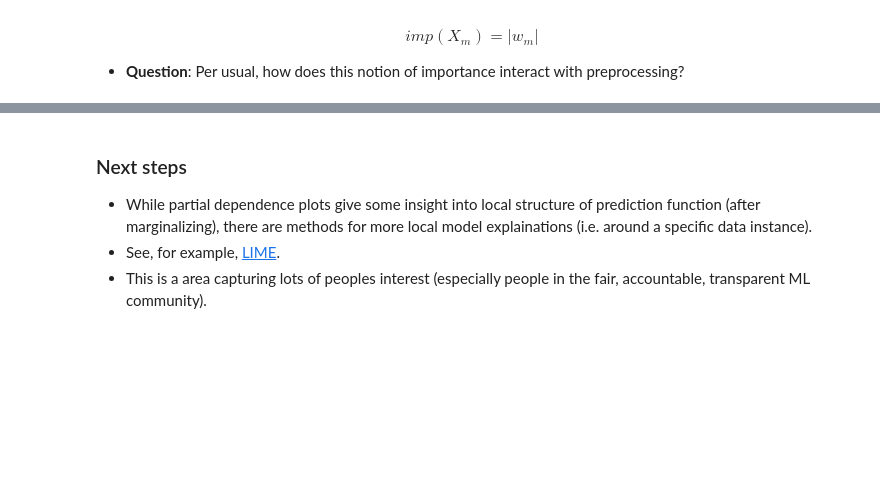
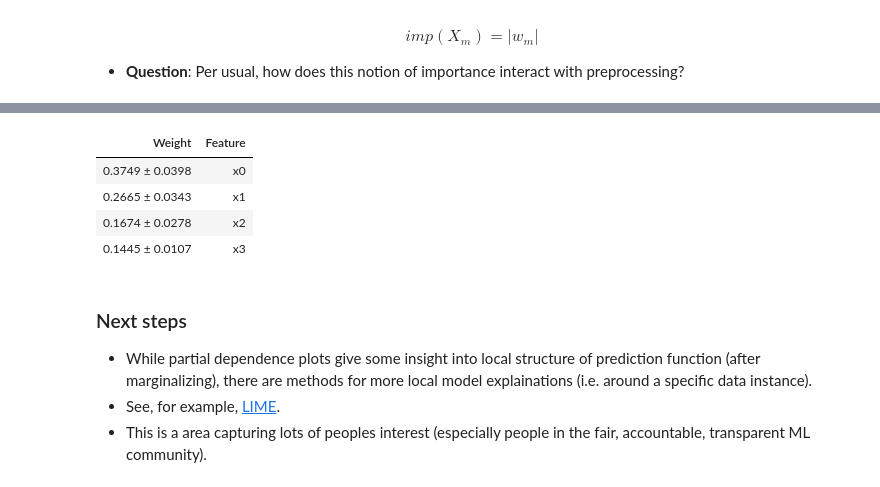
Before and after one commit to davidrosenberg/mlcourse, a Jupyter notebook: Labs/FeatureImportance/feature-importance-slides.ipynb, the cells around one changed output, grey strips where cells are left out. Cells and saved outputs as stored; diff of their text form; code cells hidden in the pictures; blank space fills up the shorter version.

```diff
--- a/Labs/FeatureImportance/feature-importance-slides.ipynb
+++ b/Labs/FeatureImportance/feature-importance-slides.ipynb
@@ -472,3 +569,16 @@ $$imp(X_m) = \big\vert w_m \big\vert$$
+# %%
+import eli5
+from eli5.sklearn import PermutationImportance
+
+perm = PermutationImportance(grid)
+perm.fit(test_X, test_y)
+display.display(eli5.show_weights(perm))
+# %% [output]
+| Weight | Feature |
+| 0.3749 ± 0.0398 | x0 |
+| 0.2665 ± 0.0343 | x1 |
+| 0.1674 ± 0.0278 | x2 |
+| 0.1445 ± 0.0107 | x3 |
 # %% [markdown]
 ### Next steps
 - While partial dependence plots give some insight into local structure of prediction function (after marginalizing), there are methods for more local model explainations (i.e. around a specific data instance).
```
Also changed, not shown: parts of 16 cells of this notebook, 2 other files.
